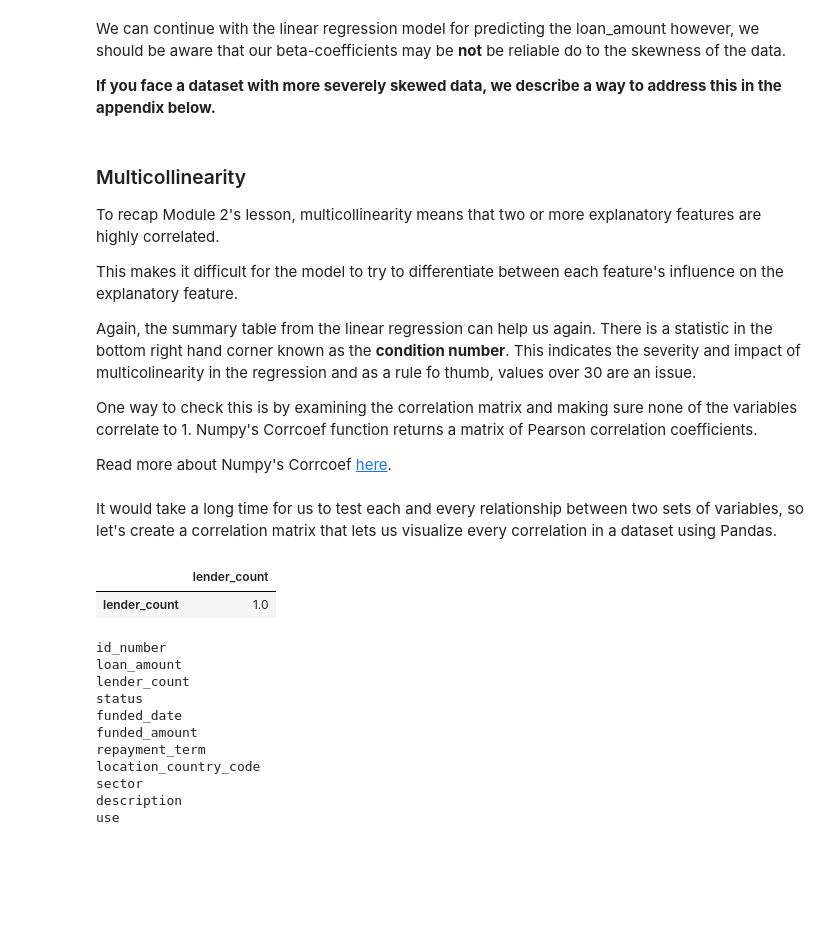
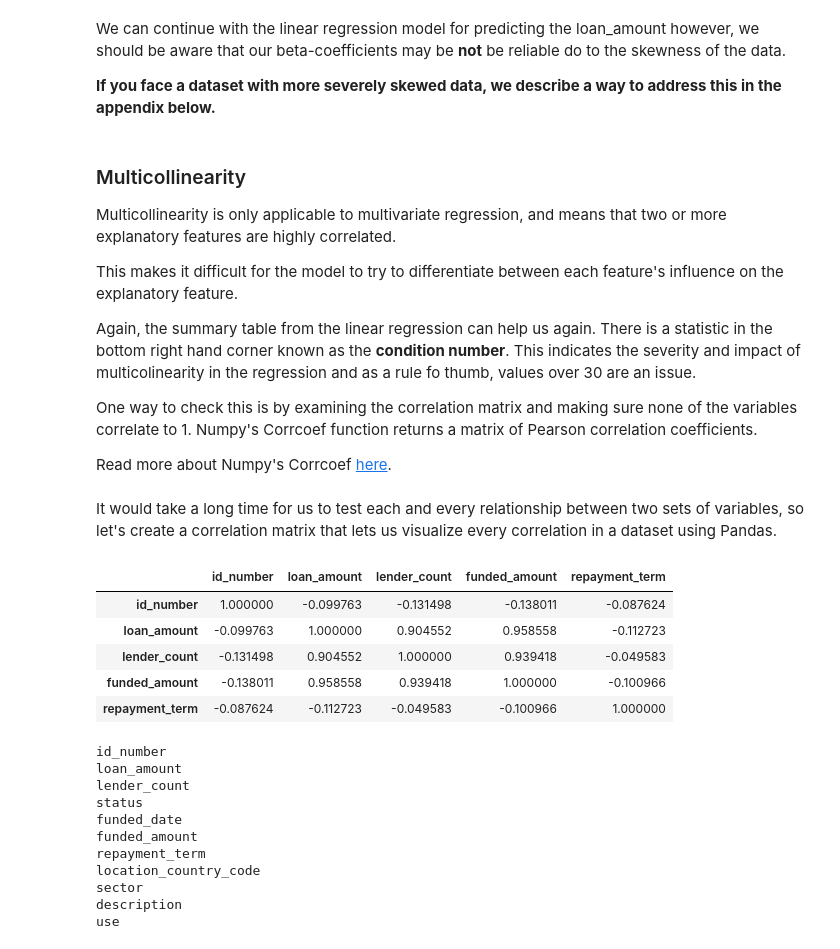
Before and after one commit to DeltaAnalytics/machine_learning_for_good, a Jupyter notebook: module_2_linear_regression/2_2_linear_regression_check_assumptions.ipynb, the cells around one changed output. Drawn from its saved outputs; the diff is of its cells as text; code cells hidden in the pictures; blank space fills up the shorter version.

```diff
--- a/module_2_linear_regression/2_2_linear_regression_check_assumptions.ipynb
+++ b/module_2_linear_regression/2_2_linear_regression_check_assumptions.ipynb
@@ -183,7 +188,7 @@ __If you face a dataset with more severely skewed data, we describe a way to add
 # %% [markdown]
 ### Multicollinearity
 
-To recap Module 2's lesson, multicollinearity means that two or more explanatory features are highly correlated.
+Multicollinearity is only applicable to multivariate regression, and means that two or more explanatory features are highly correlated.
 
 This makes it difficult for the model to try to differentiate between each feature's influence on the explanatory feature.
 
@@ -195,11 +200,15 @@ Read more about Numpy's Corrcoef [here](https://docs.scipy.org/doc/numpy-1.10.1/
 # %% [markdown]
 It would take a long time for us to test each and every relationship between two sets of variables, so let's create a correlation matrix that lets us visualize every correlation in a dataset using Pandas.
 # %%
-df_corr_tbl = df[x_columns]
+df_corr_tbl = df[df.columns]
 df_corr_tbl.corr()
 # %% [output]
-|  | lender_count |
-| lender_count | 1.0 |
+|  | id_number | loan_amount | lender_count | funded_amount | repayment_term |
+| id_number | 1.000000 | -0.099763 | -0.131498 | -0.138011 | -0.087624 |
+| loan_amount | -0.099763 | 1.000000 | 0.904552 | 0.958558 | -0.112723 |
+| lender_count | -0.131498 | 0.904552 | 1.000000 | 0.939418 | -0.049583 |
+| funded_amount | -0.138011 | 0.958558 | 0.939418 | 1.000000 | -0.100966 |
+| repayment_term | -0.087624 | -0.112723 | -0.049583 | -0.100966 | 1.000000 |
 # %%
 for col in df.columns:
     print(col)
```
Also changed, not shown: parts of 12 cells of this notebook, 1 other file.
